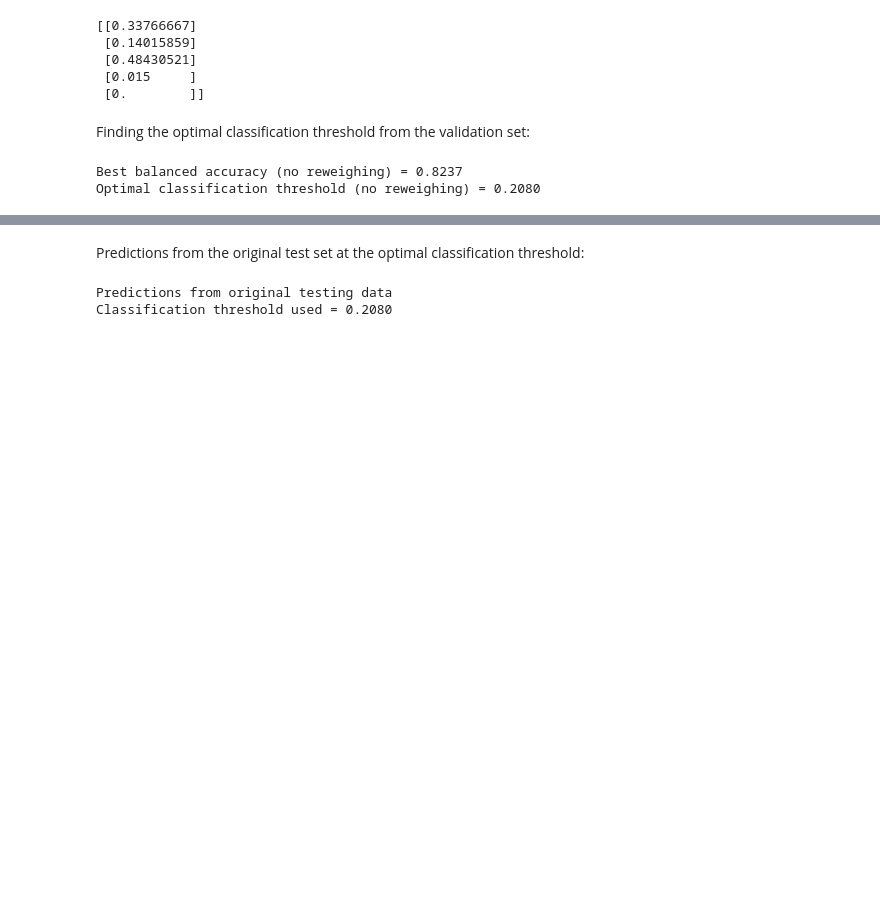
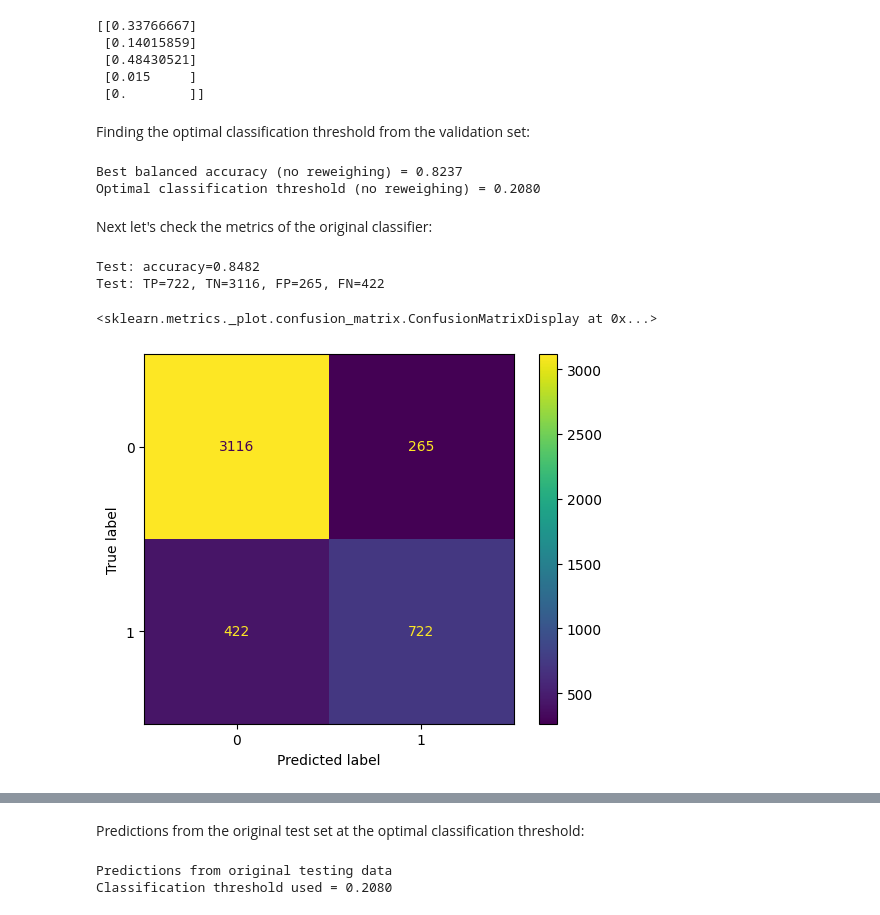
Before and after one commit to stef4k/responsible-data-science-project, a Jupyter notebook: wf-fairness-02.ipynb, the cells around one changed output, grey strips where cells are left out. Drawn from its saved outputs; the diff is of its cells as text; code cells hidden in the pictures; blank space fills up the shorter version.

```diff
--- a/wf-fairness-02.ipynb
+++ b/wf-fairness-02.ipynb
@@ -273,3 +272,25 @@ print("Optimal classification threshold (no reweighing) = %.4f" % best_class_thr
 # %% [output]
 Best balanced accuracy (no reweighing) = 0.8237
 Optimal classification threshold (no reweighing) = 0.2080
+# %% [markdown]
+Next let's check the metrics of the original classifier:
+# %%
+predictions = model_fair.predict(X_test)
+accuracy = accuracy_score(y_test, predictions)
+print(f'Test: {accuracy=:.4f}')
+
+cm = confusion_matrix(y_test, predictions)
+
+TN = cm[0][0]
+FN = cm[1][0]
+TP = cm[1][1]
+FP = cm[0][1]
+print(f"Test: {TP=}, {TN=}, {FP=}, {FN=}")
+
+disp = ConfusionMatrixDisplay(confusion_matrix=cm, )
+disp.plot()
+# %% [output]
+Test: accuracy=0.8482
+Test: TP=722, TN=3116, FP=265, FN=422
+<sklearn.metrics._plot.confusion_matrix.ConfusionMatrixDisplay at 0x...>
+[figure, added]
```
Also changed, not shown: parts of 6 cells of this notebook, 2 other files.
